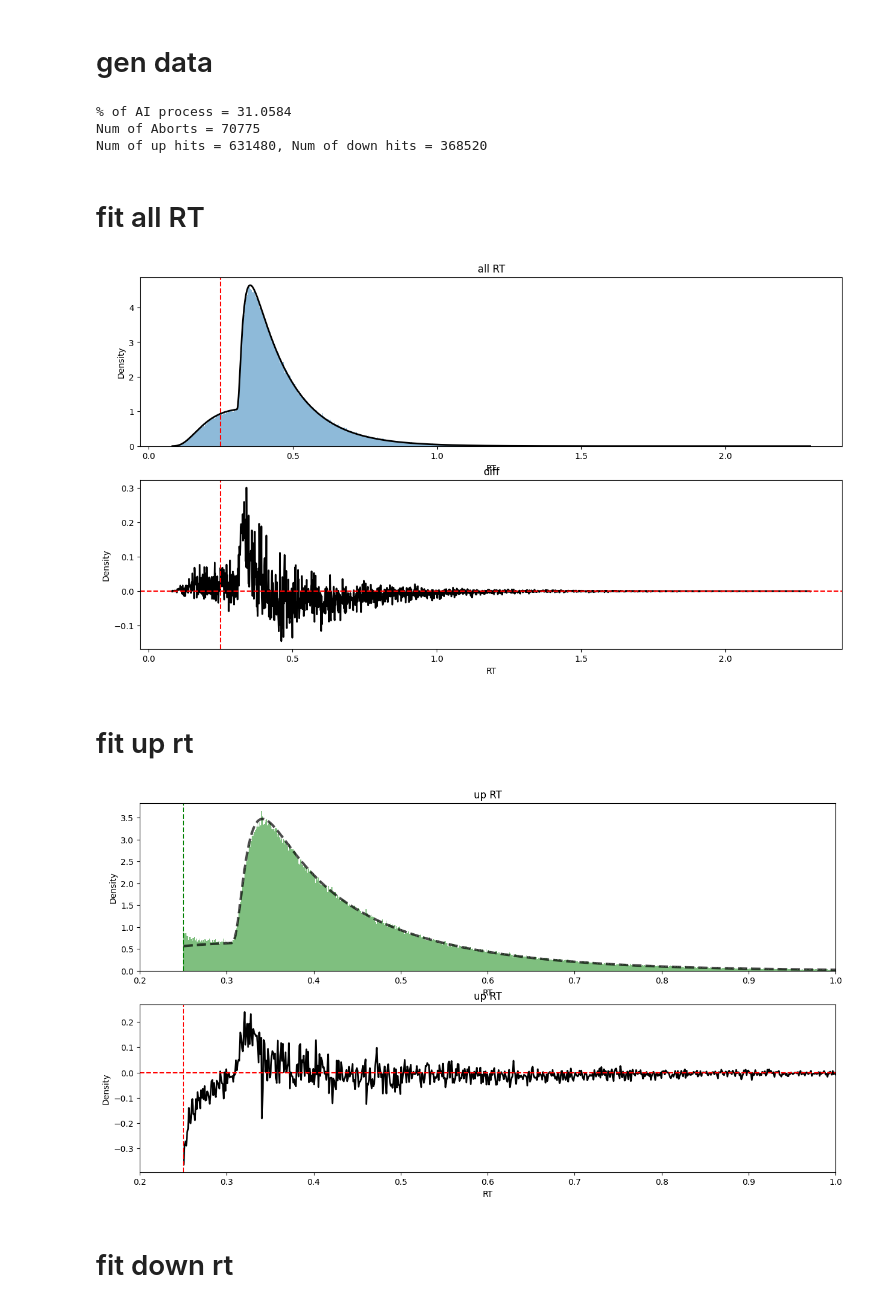
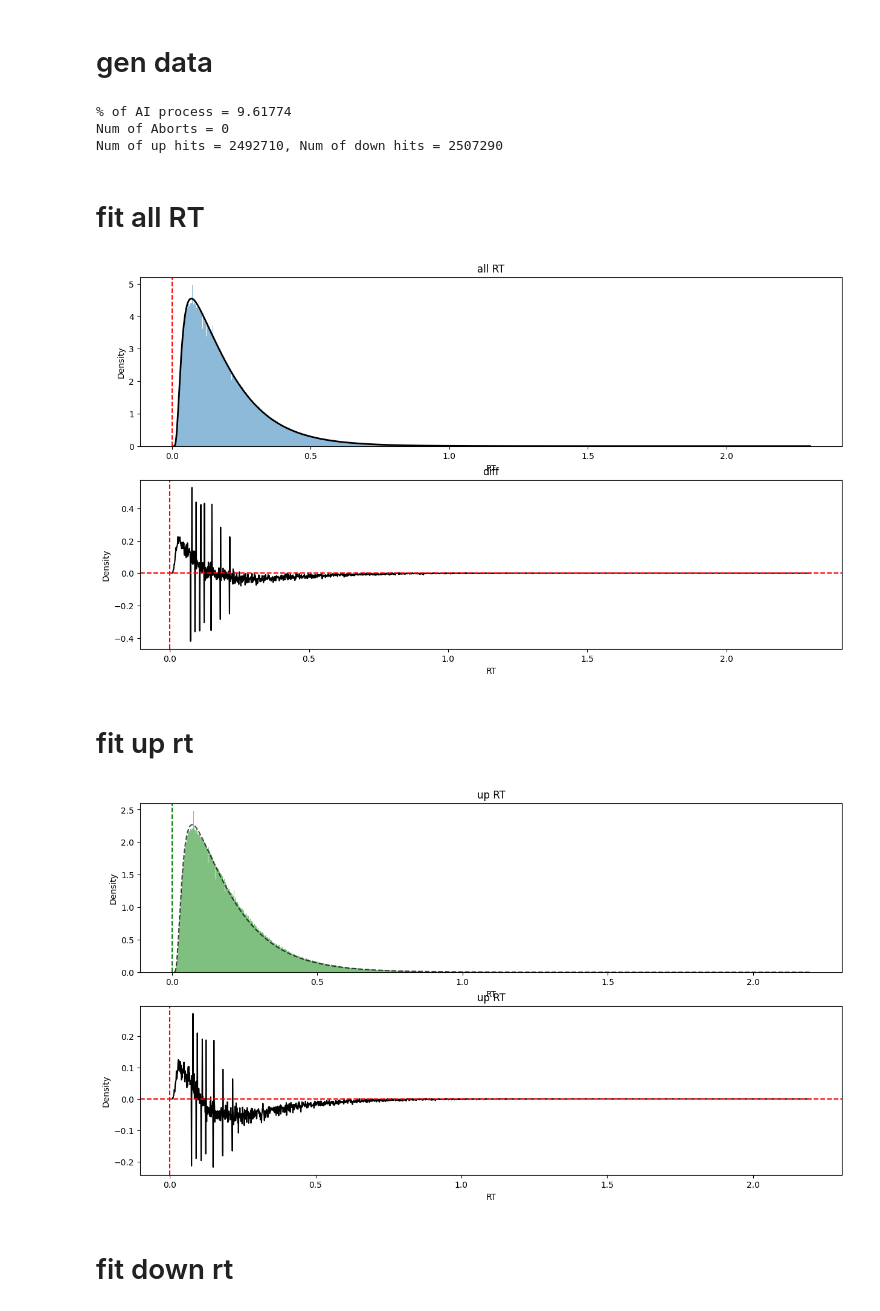
Before and after one commit to rakaar/ddm_codes, a Jupyter notebook: psiam_with_tied/fit_psiam_tied_prob_map_dv_btn.ipynb, the cells around one changed output. Cells and saved outputs as stored; diff of their text form; code cells hidden in the pictures.

```diff
--- a/psiam_with_tied/fit_psiam_tied_prob_map_dv_btn.ipynb
+++ b/psiam_with_tied/fit_psiam_tied_prob_map_dv_btn.ipynb
@@ -20,18 +21,21 @@ t_non_decision = 78e-3
 V_A = 1
 theta_A = 1
 
-t_stim = 0.25
-t_A_aff = 0.01
-t_E_aff = 0.02
-t_motor = 0.03
+# t_stim = 0.25
+# t_A_aff = 0.01
+# t_E_aff = 0.02
+# t_motor = 0.03
 
-Z_E = 10
+t_stim = 0; t_A_aff = 0; t_E_aff = 0; t_motor = 0
+
+Z_E = 0
 
 # prob map from DV to hit bound
-L = 2
+# L = 0.0001
+L = 1
 
 # sim params
-N_sim = int(1e6)
+N_sim = int(5e6)
 dt = 1e-4
 
 # fitting params
@@ -148,9 +155,9 @@ print(f"% of AI process = {100*np.sum(all_is_act)/N_sim}")
 print(f"Num of Aborts = {np.sum(all_RT < t_stim)}")
 print(f"Num of up hits = {np.sum(all_choice == 1)}, Num of down hits = {np.sum(all_choice == -1)}")
 # %% [output]
-% of AI process = 31.0584
-Num of Aborts = 70775
-Num of up hits = 631480, Num of down hits = 368520
+% of AI process = 9.61774
+Num of Aborts = 0
+Num of up hits = 2492710, Num of down hits = 2507290
 # %% [markdown]
 # fit all RT
 # %%
@@ -178,12 +185,12 @@ plt.title('all RT');plt.xlabel('RT');plt.ylabel('Density');
 
 plt.subplot(2,1,2)
 diff_all = theory - all_hist
-plt.plot(t_pts, diff_all, 'k', lw=2);
+plt.plot(t_pts, diff_all, 'k');
 plt.title('diff');plt.xlabel('RT');plt.ylabel('Density');
 plt.axhline(y=0, color='r', linestyle='--')
 plt.axvline(x=t_stim, color='r', linestyle='--');
 # %% [output]
-[figure, old version]
+[figure, new version]
 # %% [markdown]
 # fit up rt
 # %%
@@ -340,21 +347,21 @@ up_theory = up_RTs_fit_fn(t_pts, V_A, theta_A, ABL, ILD, rate_lambda, T_0, theta
 # %%
 plt.figure(figsize=(15, 8))
 plt.subplot(2,1,1)
 plt.bar(up_bins[:-1], up_hist, width=bin_width, color='g', alpha=0.5)
 plt.axvline(x=t_stim, color='g', linestyle='--')
-plt.plot(t_pts, up_theory, lw=3, linestyle='--', color='k', alpha=0.7);
+plt.plot(t_pts, up_theory, linestyle='--', color='k', alpha=0.7);
 plt.xlabel('RT');plt.ylabel('Density');plt.title('up RT');
-plt.xlim([0.2, 1])
+# plt.xlim([0.2, 1])
 
 plt.subplot(2,1,2)
 diff_up = up_theory - up_hist
-plt.plot(t_pts, diff_up, 'k', lw=2);
+plt.plot(t_pts, diff_up, 'k');
 plt.title('up RT');plt.xlabel('RT');plt.ylabel('Density');
 plt.axhline(y=0, color='r', linestyle='--')
 plt.axvline(x=t_stim, color='r', linestyle='--');
-plt.xlim([0.2, 1]);
+# plt.xlim([0.2, 1]);
 # %% [output]
-[figure, old version]
+[figure, new version]
 # %% [markdown]
 # fit down rt
 # %%
```
Also changed, not shown: parts of 4 cells of this notebook, 1 other file.
